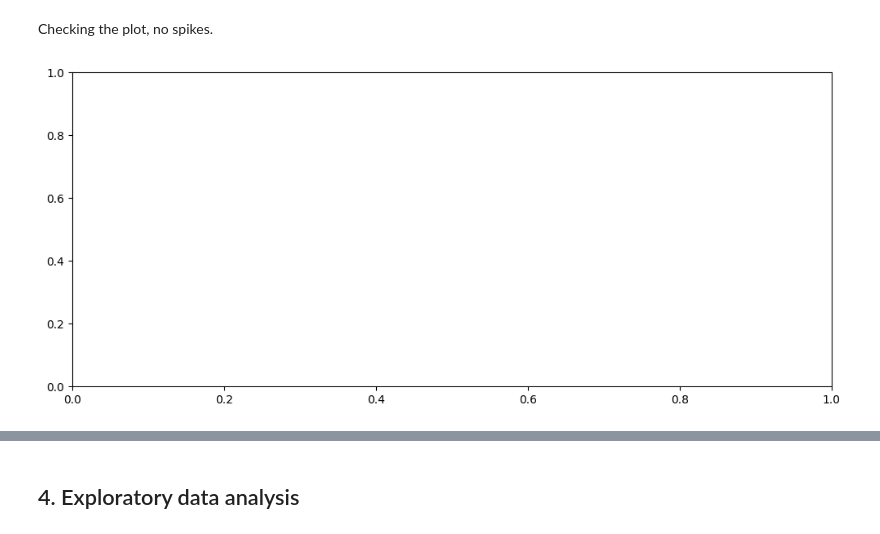
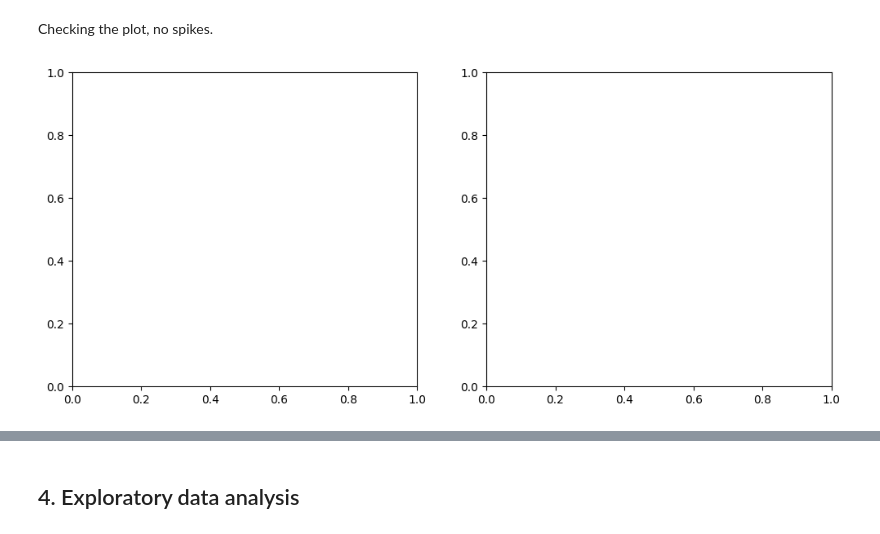
Before and after one commit to roldugina/data_analysis_projects, a Jupyter notebook: Housing_price_Canada.ipynb, the cells around one changed output, grey strips where cells are left out. Saved outputs shown, nothing was run; the diff lists cells and outputs as text; code cells hidden in the pictures.

```diff
--- a/Housing_price_Canada.ipynb
+++ b/Housing_price_Canada.ipynb
@@ -152,7 +159,7 @@ df_cleaned=df_cleaned.drop(df_cleaned.loc[mask].index)
 # %% [markdown]
 Checking the plot, no spikes.
 # %%
-plot_objects = plt.subplots(nrows=1, ncols=1, figsize=(12, 5))
-fig,ax=plot_objects
+plot_objects = plt.subplots(nrows=1, ncols=2, figsize=(12, 5))
+fig,(ax1,ax2)=plot_objects
 # %% [output]
-[figure, old version]
+[figure, new version]
```
Also changed, not shown: parts of 25 cells of this notebook.
